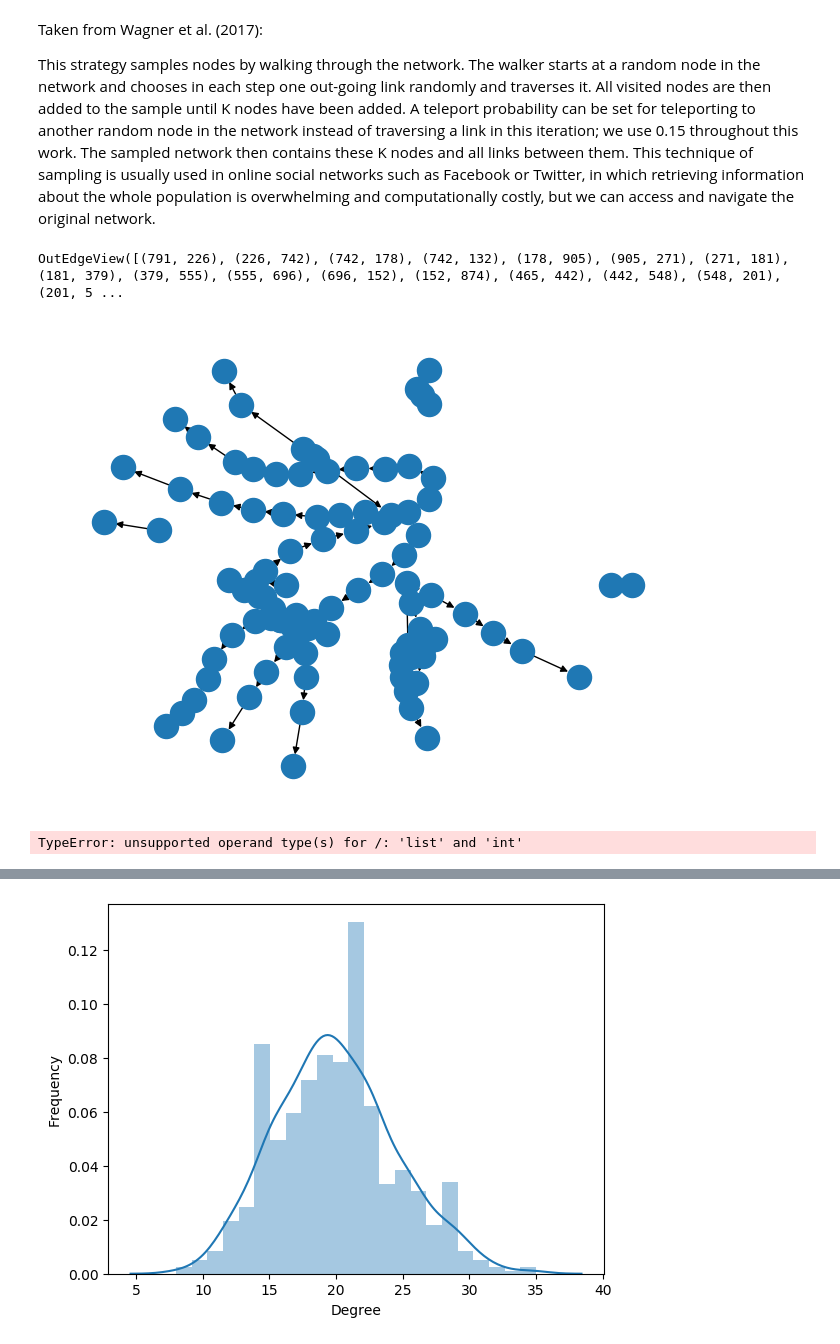
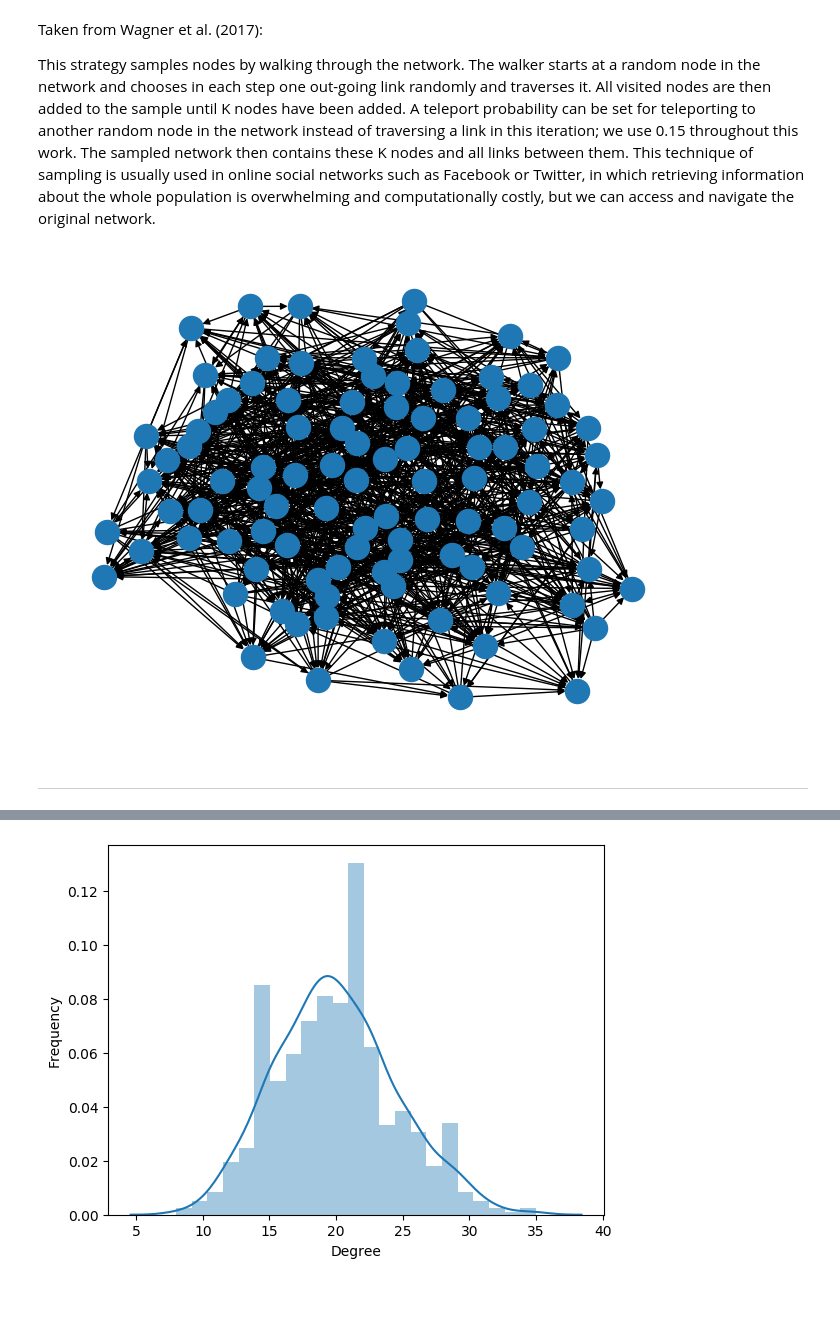
Before and after one commit to TDebono/disparate-exposure-link-recommendation, a Jupyter notebook: synthetic_data.ipynb, the cells around one changed output, grey strips where cells are left out. Cells and saved outputs as stored; diff of their text form; code cells hidden in the pictures; blank space fills up the shorter version.

Commit message:
implement randomwalker class

```diff
--- a/synthetic_data.ipynb
+++ b/synthetic_data.ipynb
@@ -70,12 +118,10 @@ def get_random_walk_sampled_network(full_network, sample_size=0, teleportation_p
 # %%
-sn = get_random_walk_sampled_network(full_network=G, sample_size=100, teleportation_proba=0.15)
+rw = RandomWalker(full_network=G, sample_size=100)
+sample = rw.get_random_walk_sampled_network(teleportation_proba=0.15)
-# %%
-sn.edges
-# %% [output]
-OutEdgeView([(791, 226), (226, 742), (742, 178), (742, 132), (178, 905), (905, 271), (271, 181), (181, 379), (379, 555), (555, 696), (696, 152), (152, 874), (465, 442), (442, 548), (548, 201), (201, 5 ...
-# %%
-nx.draw(sn)
-plt.show()
-# %% [output]
-[figure, removed]
+# %%
+rw.draw_sample()
+# %% [output]
+[figure, added]
+# %% [markdown]
+----------------------------------------------------------------------------------------------------
 # %%
@@ -105,6 +155,2 @@ for i in range(SAMPLE_SIZE):
 
     k_0 = k_1
-# %%
-a = [1, 2, 3]
-# %% [output]
-TypeError: unsupported operand type(s) for /: 'list' and 'int'
```
Also changed, not shown: parts of 4 cells of this notebook, 1 other file.
